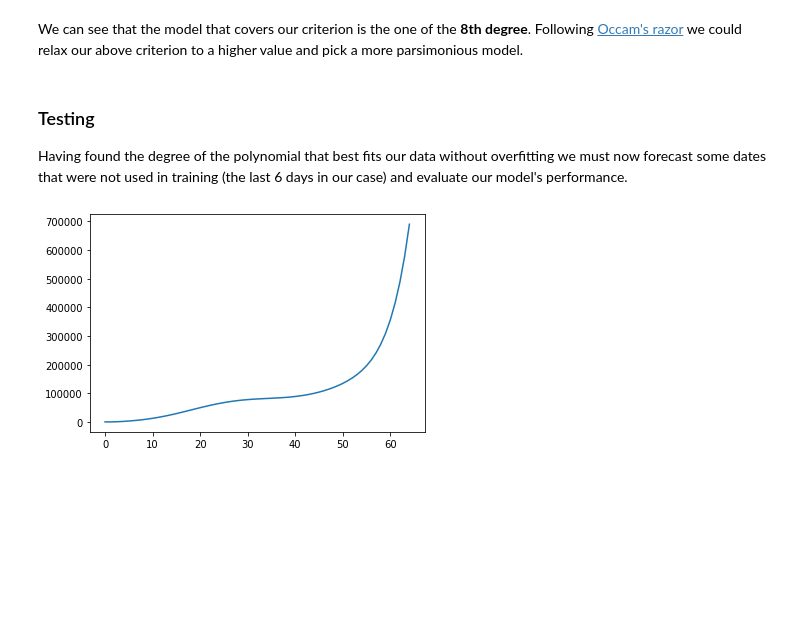
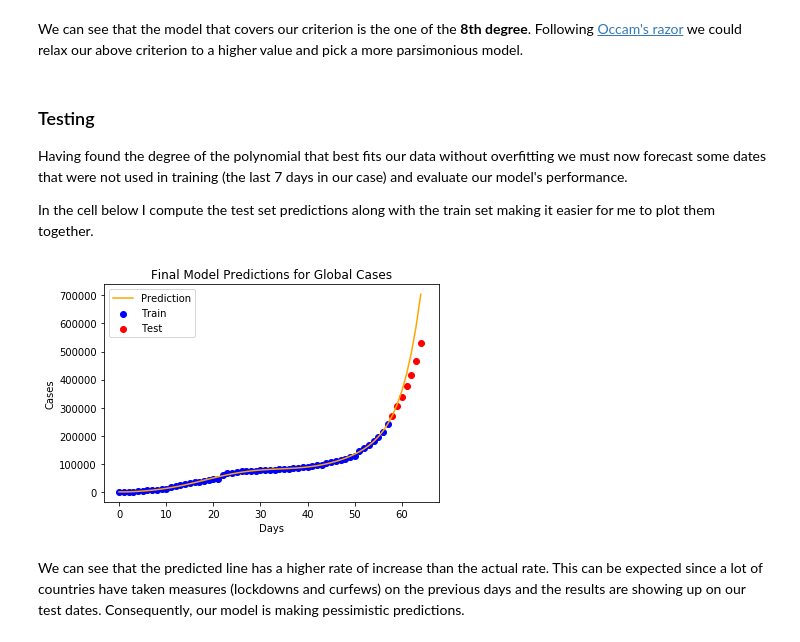
Before and after one commit to MikeXydas/Data-Bites, a Jupyter notebook: Covid19_Polynomial_Fitting.ipynb, the cells around one changed output. Saved outputs shown, nothing was run; the diff lists cells and outputs as text; code cells hidden in the pictures; blank space fills up the shorter version.

Commit message:
Finished testing evaluation, calculated best BIC model for each country.

```diff
--- a/Covid19_Polynomial_Fitting.ipynb
+++ b/Covid19_Polynomial_Fitting.ipynb
@@ -34,6 +34,9 @@ confirmed_cases_df = confirmed_cases_df.drop('Long', axis=1)
 # Group by and sum number of cases of each country
 confirmed_cases_df = confirmed_cases_df.groupby(['Country/Region']).sum()
 
+# Filter the countries that had no cases up until 20/3/2020 to avoid divisions by zero
+confirmed_cases_df = confirmed_cases_df[confirmed_cases_df['3/20/20'] != 0]
+
 display(confirmed_cases_df)
 # %% [output]
 |  | 1/22/20 | 1/23/20 | 1/24/20 | 1/25/20 | 1/26/20 | 1/27/20 | 1/28/20 | 1/29/20 | 1/30/20 | 1/31/20 | ... |
@@ -92,11 +95,11 @@ x_series = np.arange(len(x_values))    # Transform dates to an integer mapping f
 
 # Split the data in training and testing and
 # add a new axis so as the PolynomialFeatures input has the expected 2D shape
-train_X = x_series[:-6, np.newaxis]
-train_Y = y_values[:-6, np.newaxis]
+train_X = x_series[:-7, np.newaxis]
+train_Y = y_values[:-7, np.newaxis]
 
-test_X = x_series[-6:, np.newaxis]
-test_Y = y_values[-6:, np.newaxis]
+test_X = x_series[-7:, np.newaxis]
+test_Y = y_values[-7:, np.newaxis]
 
 # Calculate the models up to 9th degree and cache them in a dictionary
 models_dict = {}
@@ -209,17 +210,28 @@ We can see that the model that covers our criterion is the one of the **8th degr
 # %% [markdown]
 ### Testing
 
-Having found the degree of the polynomial that best fits our data without overfitting we must now forecast some dates that were not used in training (the last 6 days in our case) and evaluate our model's performance.
+Having found the degree of the polynomial that best fits our data without overfitting we must now forecast some dates that were not used in training (the last 7 days in our case) and evaluate our model's performance.
+
+In the cell below I compute the test set predictions along with the train set making it easier for me to plot them together.
 # %%
 # Transform our train and test data to much the expected input degree of our chosen model
 polyn_test_features = PolynomialFeatures(degree=bic_degree)
 x_poly_train_test = polyn_test_features.fit_transform(np.vstack((train_X, test_X)))
 
-#Get the model
+# Predict on the train set and on the test set
 chosen_model = models_dict[bic_degree]
 pred_train_test_Y = chosen_model[0].predict(x_poly_train_test)
 
-plt.plot(np.vstack((train_X, test_X)), pred_train_test_Y)
+# Plot the predictions on the train and test set
+plt.scatter(train_X, train_Y, color="blue", label="Train")
+plt.scatter(test_X, test_Y, color="red", label="Test")
+plt.plot(np.vstack((train_X, test_X)), pred_train_test_Y, color="orange", label="Prediction")
+plt.xlabel("Days")
+plt.ylabel("Cases")
+plt.title("Final Model Predictions for Global Cases")
+plt.legend()
 plt.show()
 # %% [output]
-[figure, old version]
+[figure, new version]
+# %% [markdown]
+We can see that the predicted line has a higher rate of increase than the actual rate. This can be expected since a lot of countries have taken measures (lockdowns and curfews) on the previous days and the results are showing up on our test dates. Consequently, our model is making pessimistic predictions.
```
Also changed, not shown: parts of 12 cells of this notebook.
